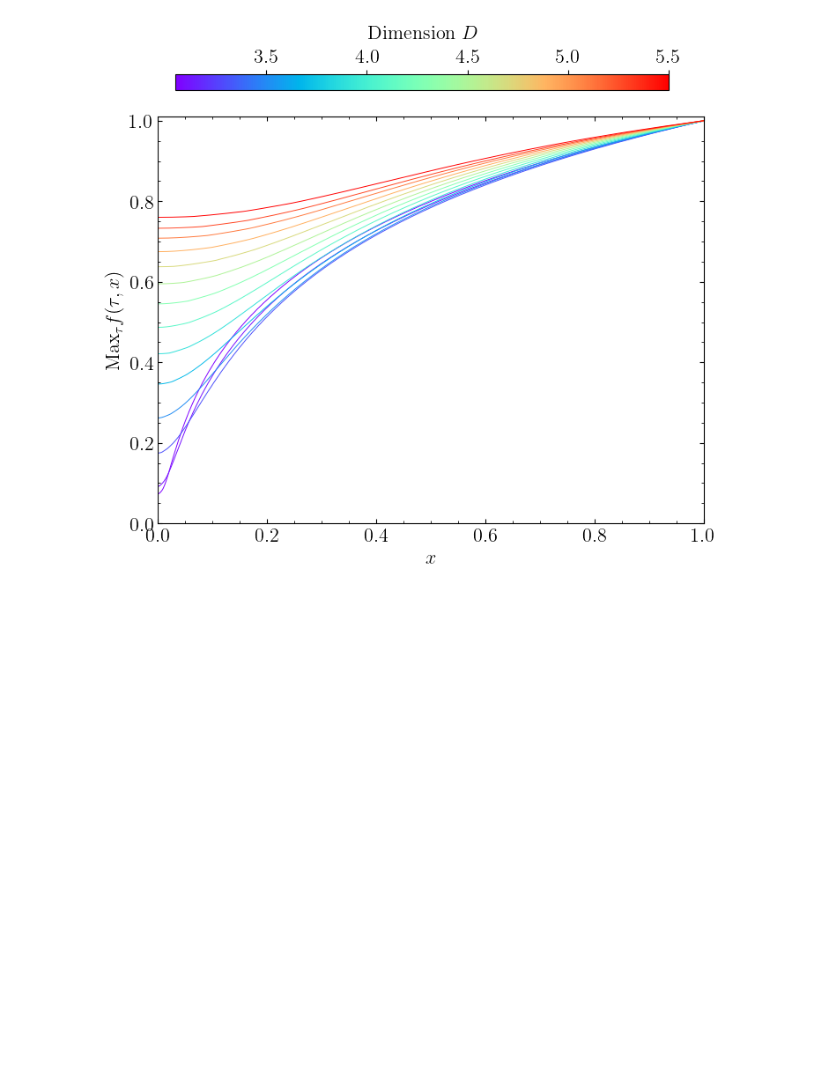
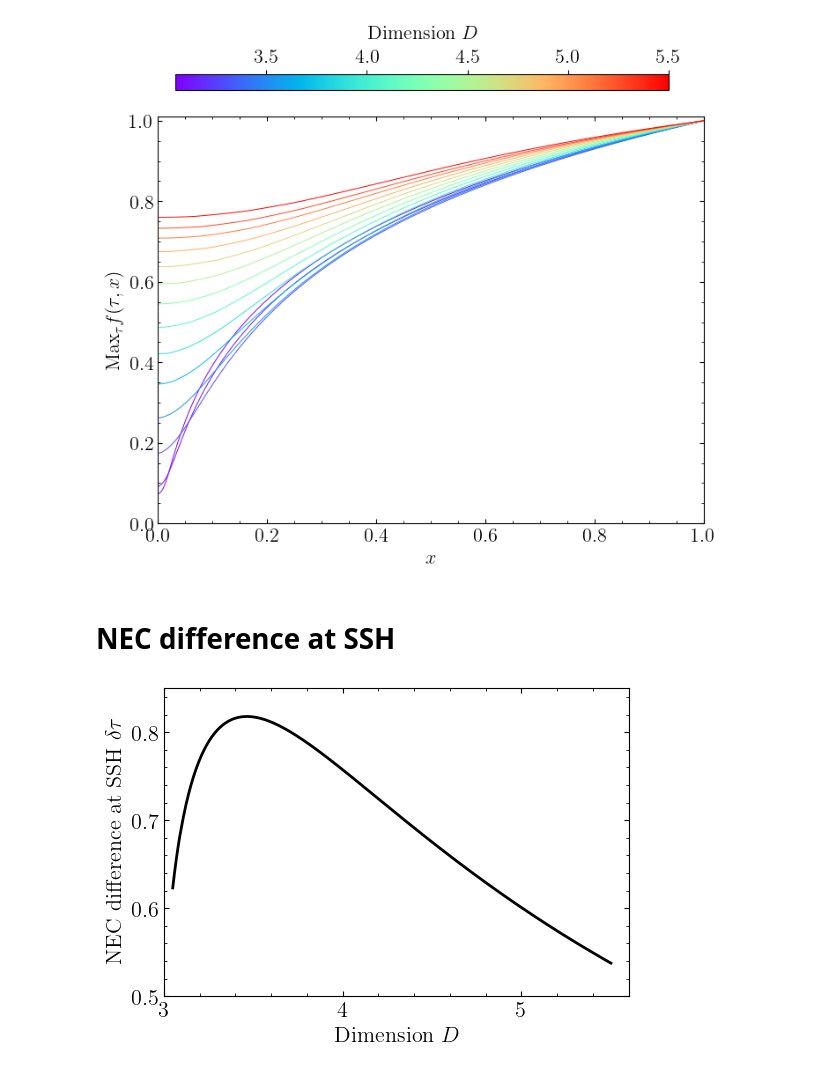
Before and after one commit to EckerChristian/CriticalSpacetimeCrystal, a Jupyter notebook: plots/plots.ipynb, the cells around one changed output. Drawn from its saved outputs; the diff is of its cells as text; code cells hidden in the pictures; blank space fills up the shorter version.

```diff
--- a/plots/plots.ipynb
+++ b/plots/plots.ipynb
@@ -1004,3 +1042,50 @@ plt.savefig("fmaxoverD.pdf", dpi=100, bbox_inches="tight")
 plt.show()
 # %% [output]
 [figure]
+# %% [markdown]
+# NEC difference at SSH
+# %%
+import numpy as np
+import matplotlib as mpl
+from mpl_toolkits.axes_grid1 import make_axes_locatable
+from matplotlib.ticker import MultipleLocator, FormatStrFormatter
+import matplotlib.pyplot as plt
+from matplotlib.ticker import MaxNLocator
+import matplotlib.colors as mcolors
+from matplotlib.colors import BoundaryNorm, ListedColormap
+from matplotlib import ticker
+from scipy.optimize import curve_fit
+from pylab import *
+from scipy import ndimage
+import json
+
+# LaTeX font
+plt.rcParams.update({
+    "text.usetex": True,
+    'font.size': 16
+    })
+
+# ---------------- Load Data ----------------
+with open("NECdiffSSH.json", "r") as f:
+    data = json.load(f)
+
+NECdiff = np.array(data["NECdiff"])
+
+# generating a figure
+fig, ax=plt.subplots(sharex=True,facecolor='white',dpi=100,figsize=(6,4))
+ax.set_xlim([3,5.6])
+ax.set_ylim([0.5,0.85])
+ax.tick_params(which='major', direction='in',top="true",right="true")
+ax.tick_params(which='minor', direction='in',top="true",right="true")
+ax.minorticks_on()
+ax.xaxis.set_major_locator(plt.MultipleLocator(1))
+plt.xlabel(r'${\rm Dimension}~D$', fontsize = 16)
+plt.ylabel(r'${\rm NEC~difference~at~SSH~\delta \tau }$',fontsize =  16)
+
+
+plt.plot(NECdiff[:,0],NECdiff[:,1],color="black",linestyle="-",linewidth=2,zorder=1,alpha=1,label=r"$\rm this~work$")
+
+
+plt.savefig("NECdiffSSH.pdf",dpi=100,bbox_inches='tight')
+# %% [output]
+[figure, added]
```
Also changed, not shown: parts of 1 cell of this notebook, 5 other files.
